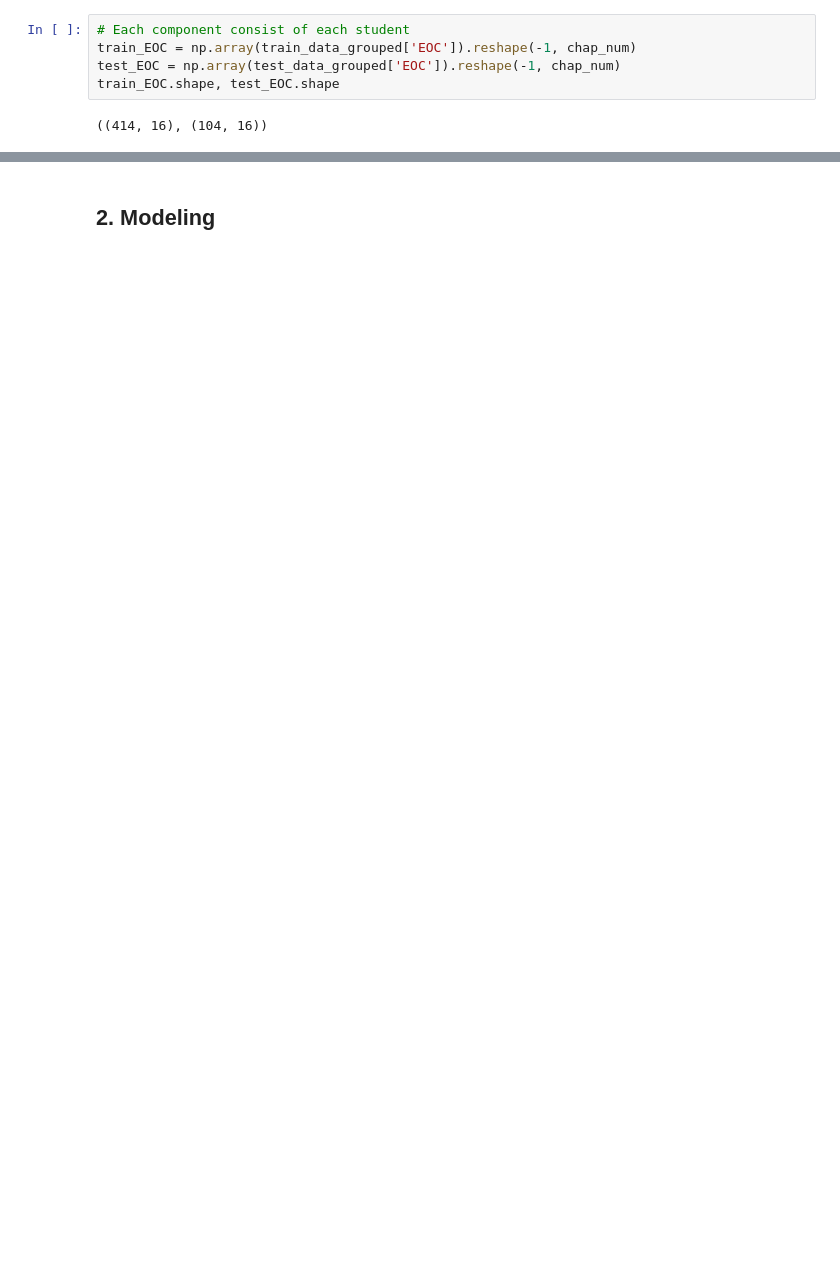
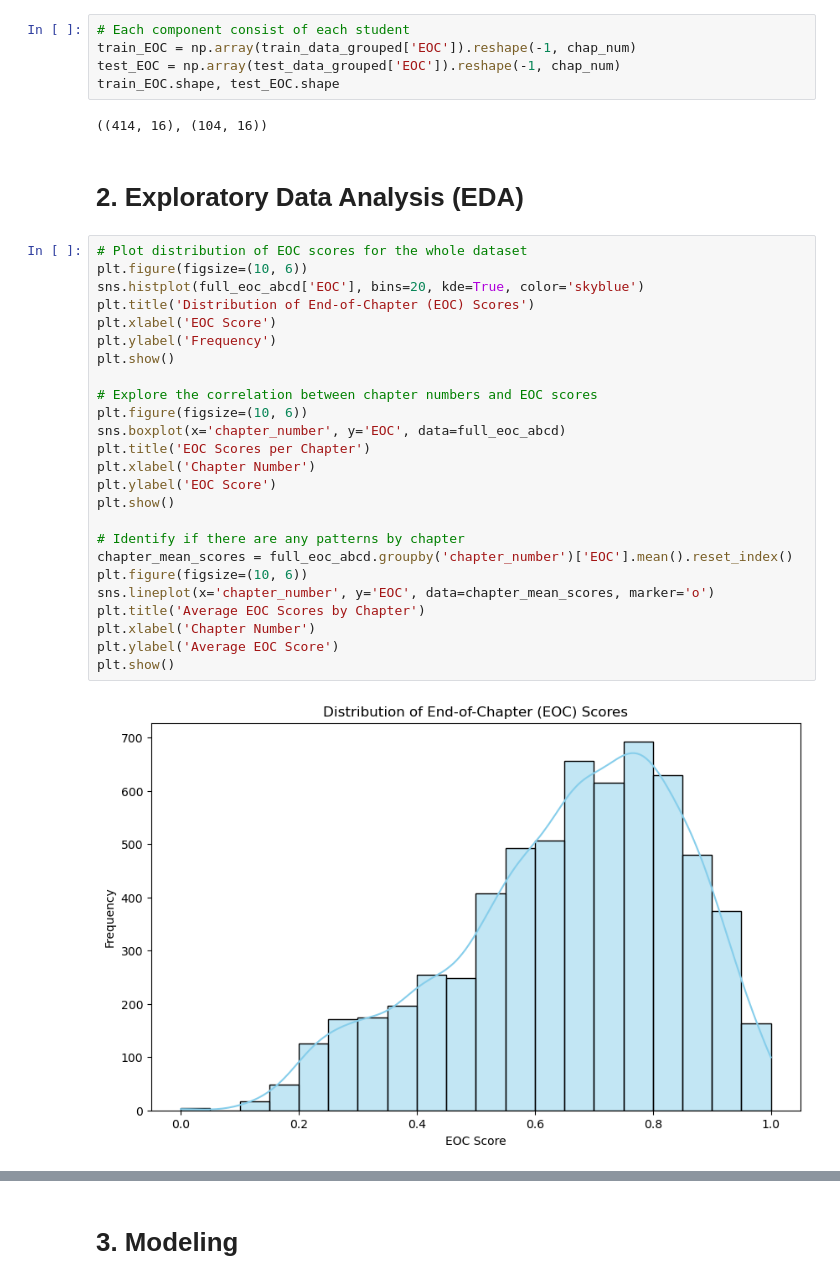
Before and after one commit to jisun02/jisun, a Jupyter notebook: Datafest_prediction.ipynb, the cells around one changed output, grey strips where cells are left out. Drawn from its saved outputs; the diff is of its cells as text; blank space fills up the shorter version.

```diff
--- a/Datafest_prediction.ipynb
+++ b/Datafest_prediction.ipynb
@@ -348,3 +180,32 @@ test_EOC = np.array(test_data_grouped['EOC']).reshape(-1, chap_num)
 train_EOC.shape, test_EOC.shape
 # %% [output]
 ((414, 16), (104, 16))
+# %% [markdown]
+# 2. Exploratory Data Analysis (EDA)
+# %%
+# Plot distribution of EOC scores for the whole dataset
+plt.figure(figsize=(10, 6))
+sns.histplot(full_eoc_abcd['EOC'], bins=20, kde=True, color='skyblue')
+plt.title('Distribution of End-of-Chapter (EOC) Scores')
+plt.xlabel('EOC Score')
+plt.ylabel('Frequency')
+plt.show()
+
+# Explore the correlation between chapter numbers and EOC scores
+plt.figure(figsize=(10, 6))
+sns.boxplot(x='chapter_number', y='EOC', data=full_eoc_abcd)
+plt.title('EOC Scores per Chapter')
+plt.xlabel('Chapter Number')
+plt.ylabel('EOC Score')
+plt.show()
+
+# Identify if there are any patterns by chapter
+chapter_mean_scores = full_eoc_abcd.groupby('chapter_number')['EOC'].mean().reset_index()
+plt.figure(figsize=(10, 6))
+sns.lineplot(x='chapter_number', y='EOC', data=chapter_mean_scores, marker='o')
+plt.title('Average EOC Scores by Chapter')
+plt.xlabel('Chapter Number')
+plt.ylabel('Average EOC Score')
+plt.show()
+# %% [output]
+[figure, added]
@@ -351,3 +214,3 @@ train_EOC.shape, test_EOC.shape
 # %% [markdown]
-## 2. Modeling
+# 3. Modeling
 # %% [markdown]
```
Also changed, not shown: parts of 50 cells of this notebook.
